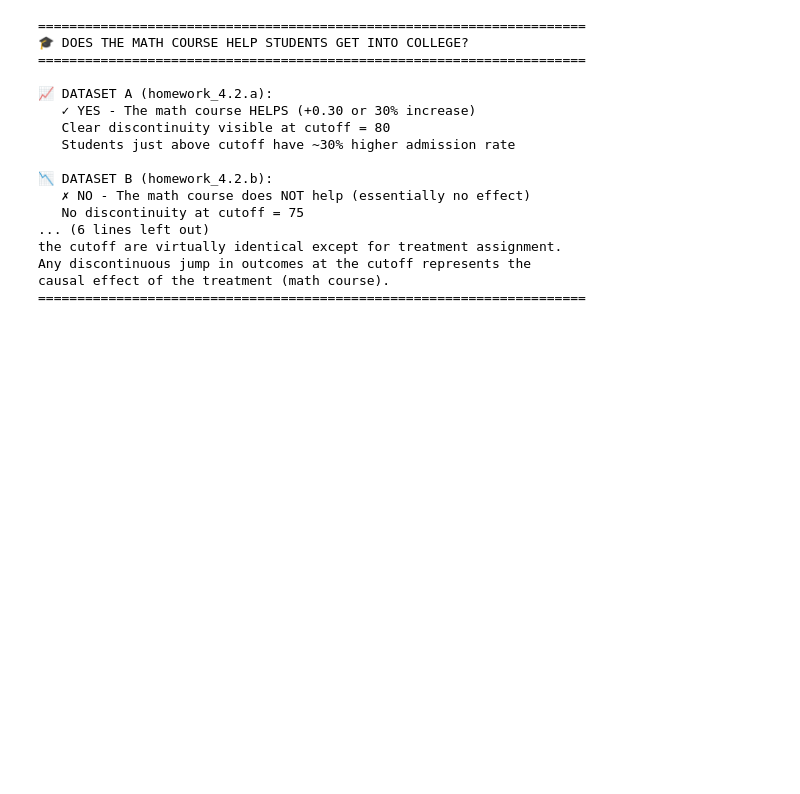
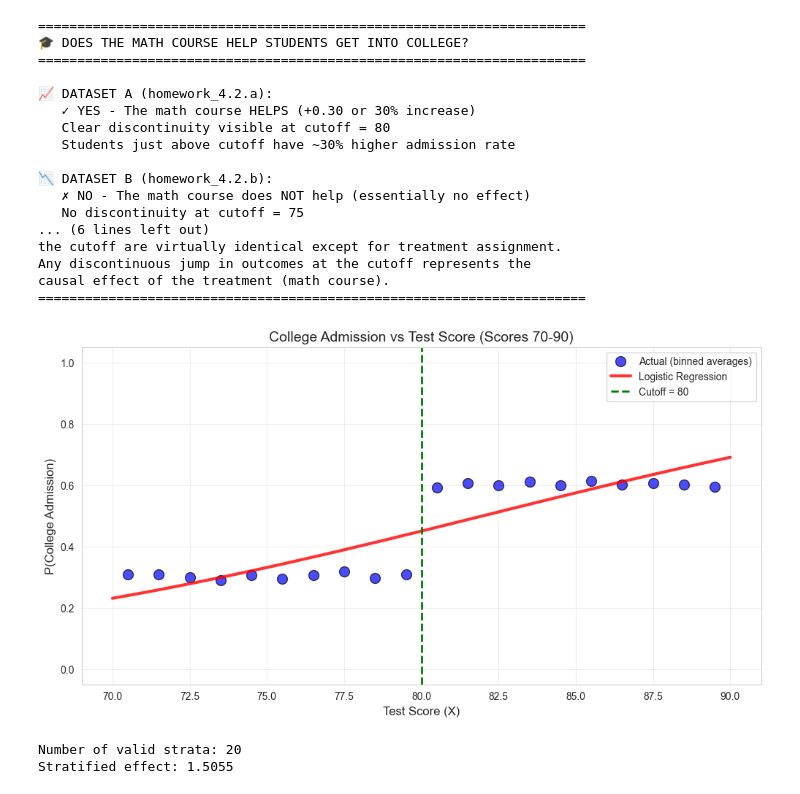
Before and after one commit to luanbui/DX702-mod-6, a Jupyter notebook: coding_quiz_4.ipynb, the cells around one changed output. Drawn from its saved outputs; the diff is of its cells as text; code cells hidden in the pictures; blank space fills up the shorter version.

```diff
--- a/coding_quiz_4.ipynb
+++ b/coding_quiz_4.ipynb
@@ -959,0 +987,69 @@ causal effect of the treatment (math course).
+# %%
+from sklearn.linear_model import LogisticRegression
+import matplotlib.pyplot as plt
+import pandas as pd
+import numpy as np
+
+# Load the RDD dataset A (this is the one with cutoff at 80)
+df_a = pd.read_csv('homework_4.2.a.csv', index_col=0)
+
+# Filter data around score of 80
+df_local = df_a[(df_a['X'] >= 70) & (df_a['X'] <= 90)].copy()
+
+# Fit logistic regression
+log_model = LogisticRegression()
+log_model.fit(df_local[['X']], df_local['Y'])
+
+# Get predictions
+X_range = np.linspace(70, 90, 100).reshape(-1, 1)
+Y_pred_prob = log_model.predict_proba(X_range)[:, 1]
+
+# Create plot with binned averages to show actual data
+plt.figure(figsize=(12, 6))
+
+# Bin the actual data to show average admission rate
+bins = pd.cut(df_local['X'], bins=20)
+binned_means = df_local.groupby(bins)['Y'].mean()
+bin_centers = [interval.mid for interval in binned_means.index]
+
+# Plot binned averages (makes 0/1 data readable)
+plt.scatter(bin_centers, binned_means, s=100, alpha=0.7,
+            label='Actual (binned averages)', color='blue', edgecolors='black')
+
+# Plot logistic regression prediction
+plt.plot(X_range, Y_pred_prob, 'r-', linewidth=3,
+         label='Logistic Regression', alpha=0.8)
+
+# Add cutoff line at 80
+plt.axvline(x=80, color='green', linestyle='--', linewidth=2, label='Cutoff = 80')
+
+plt.xlabel('Test Score (X)', fontsize=12)
+plt.ylabel('P(College Admission)', fontsize=12)
+plt.title('College Admission vs Test Score (Scores 70-90)', fontsize=14)
+plt.legend(fontsize=10)
+plt.grid(True, alpha=0.3)
+plt.ylim(-0.05, 1.05)
+plt.show()
+# %% [output]
+[figure, added]
+# %%
+n_bins = 20
+df['W_bin'] = pd.qcut(df['W'], q=n_bins, labels=False, duplicates='drop')
+
+stratum_effects = []
+for bin_num in df['W_bin'].unique():
+    stratum_data = df[df['W_bin'] == bin_num]
+    if stratum_data['Z'].nunique() == 2:  # Need both Z=0 and Z=1
+        stratum_z1 = stratum_data[stratum_data['Z'] == 1]
+        stratum_z0 = stratum_data[stratum_data['Z'] == 0]
+        Y_diff = stratum_z1['Y'].mean() - stratum_z0['Y'].mean()
+        X_diff = stratum_z1['X'].mean() - stratum_z0['X'].mean()
+        if abs(X_diff) > 0.001:
+            stratum_effects.append(Y_diff / X_diff)
+
+stratified_effect = np.mean(stratum_effects)
+print(f"Number of valid strata: {len(stratum_effects)}")
+print(f"Stratified effect: {stratified_effect:.4f}")
+# %% [output]
+Number of valid strata: 20
+Stratified effect: 1.5055
```
Also changed, not shown: parts of 2 cells of this notebook, 4 other files.
